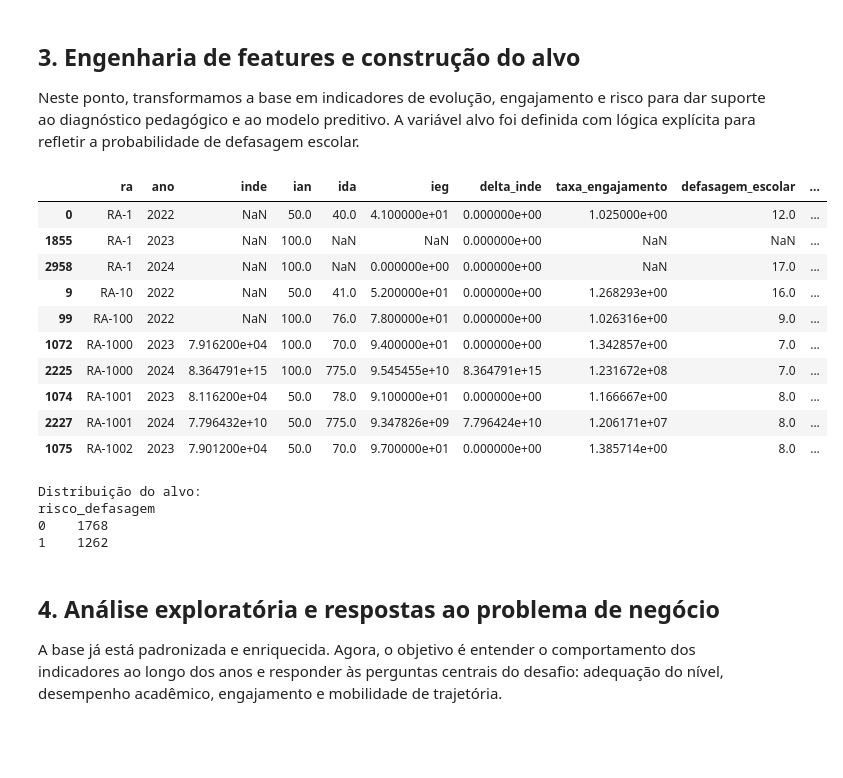
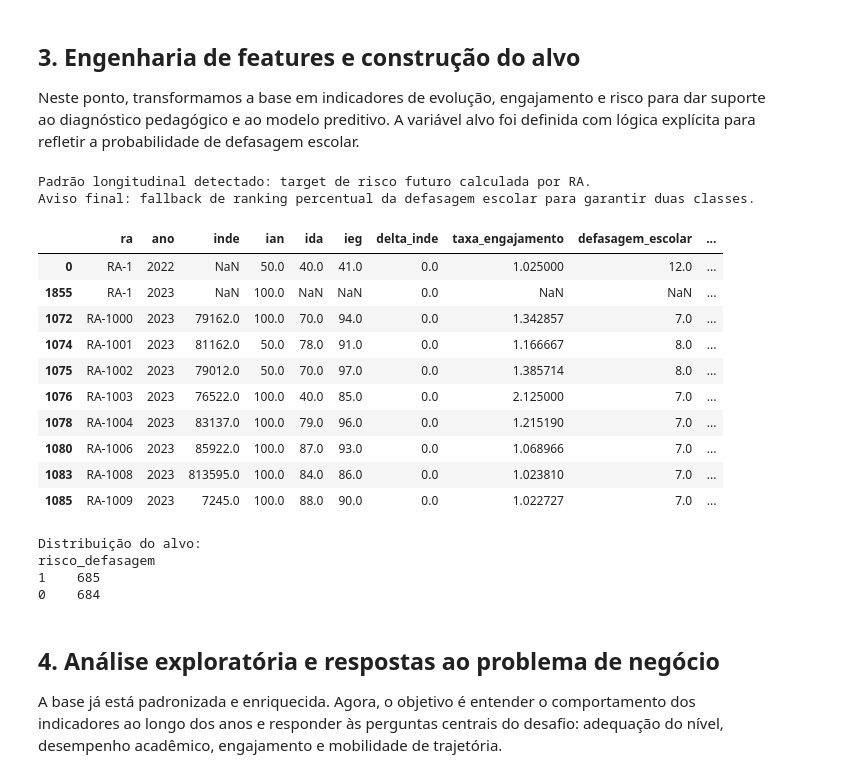
Before and after one commit to rafaellccouto/Tech-Challenge-5, a Jupyter notebook: pipeline_datathon_passos_magicos.ipynb, the cells around one changed output. Drawn from its saved outputs; the diff is of its cells as text; code cells hidden in the pictures; blank space fills up the shorter version.

```diff
--- a/pipeline_datathon_passos_magicos.ipynb
+++ b/pipeline_datathon_passos_magicos.ipynb
@@ -204,58 +251,76 @@ Neste ponto, transformamos a base em indicadores de evolução, engajamento e ri
 # %%
 for coluna in ['idade', 'ano_ingresso', 'inde', 'ian', 'ida', 'ieg', 'iaa', 'ips', 'ipp', 'ipv']:
     if coluna in base.columns:
         base[coluna] = pd.to_numeric(base[coluna], errors='coerce')
 
 base['delta_inde'] = base.groupby('ra')['inde'].diff().fillna(0)
 base['inde_anterior'] = base.groupby('ra')['inde'].shift(1)
 base['delta_inde_ajustado'] = base['inde'] - base['inde_anterior']
 base['taxa_engajamento'] = (base['ieg'] / base['ida']).replace([np.inf, -np.inf], np.nan)
 base['defasagem_escolar'] = base['idade'] - ((base['ano'] - base['ano_ingresso']) + 1)
 
 if 'ponto_virada' in base.columns:
     base['ponto_virada'] = pd.to_numeric(base['ponto_virada'], errors='coerce').fillna(0)
 else:
     base['ponto_virada'] = 0
 
-base['risco_defasagem'] = 0
-if 'ian' in base.columns:
-    base['risco_defasagem'] = np.where(base['ian'].fillna(0) >= 2, 1, 0)
+ra_repetido = base.groupby('ra').size()
+tem_ligacao_longitudinal = bool((ra_repetido > 1).any())
+
+if tem_ligacao_longitudinal:
+    # Alvo de risco futuro por RA: o valor do próximo ano é usado para prever risco no ano atual.
+    # Isso evita que a mesma métrica do mesmo período seja usada como resposta do modelo.
+    base['ano_proximo'] = base.groupby('ra')['ano'].shift(-1)
+    base['ian_proximo'] = base.groupby('ra')['ian'].shift(-1)
+    base['defasagem_proxima'] = base.groupby('ra')['defasagem_escolar'].shift(-1)
+    base['risco_defasagem'] = np.where(
+        base['ano_proximo'].notna() & (
+            (base['ian_proximo'].fillna(0) >= 2) | (base['defasagem_proxima'].fillna(0) > 0)
+        ),
+        1,
+        0,
+    ).astype(int)
+    base = base[base['ano_proximo'].notna()].copy()
+    print('Padrão longitudinal detectado: target de risco futuro calculada por RA.')
+else:
+    # Sem estrutura longitudinal, o proxy fica restrito ao mesmo ano para manter o pipeline executável.
+    limiar_risco = base['defasagem_escolar'].quantile(0.75)
+    base['risco_defasagem'] = np.where(
+        (base['ian'].fillna(0) >= 2) | (base['defasagem_escolar'].fillna(0) > limiar_risco),
+        1,
+        0,
+    ).astype(int)
+    print('Aviso: sem repetição do RA entre anos; foi aplicado um proxy intra-ano com limiar de risco.')
 
 if base['risco_defasagem'].nunique() < 2:
-    base['risco_defasagem'] = np.where(
-        base['defasagem_escolar'].fillna(0) > base['defasagem_escolar'].median(),
-        1,
-        0,
-    )
-
-if base['risco_defasagem'].nunique() < 2:
-    base['risco_defasagem'] = np.where(
-        base['inde'].fillna(base['inde'].median()) <= base['inde'].median(),
-        1,
-        0,
-    )
+    base['risco_defasagem'] = (
+        base['defasagem_escolar'].fillna(0).rank(method='first', pct=True) >= 0.5
+    ).astype(int)
+    print('Aviso final: fallback de ranking percentual da defasagem escolar para garantir duas classes.')
 
 base[['ra', 'ano', 'inde', 'ian', 'ida', 'ieg', 'delta_inde', 'taxa_engajamento', 'defasagem_escolar', 'risco_defasagem']].head(10)
 # %% [output]
+Padrão longitudinal detectado: target de risco futuro calculada por RA.
+Aviso final: fallback de ranking percentual da defasagem escolar para garantir duas classes.
 |  | ra | ano | inde | ian | ida | ieg | delta_inde | taxa_engajamento | defasagem_escolar | ... |
-| 0 | RA-1 | 2022 | NaN | 50.0 | 40.0 | 4.100000e+01 | 0.000000e+00 | 1.025000e+00 | 12.0 | ... |
-| 1855 | RA-1 | 2023 | NaN | 100.0 | NaN | NaN | 0.000000e+00 | NaN | NaN | ... |
-| 2958 | RA-1 | 2024 | NaN | 100.0 | NaN | 0.000000e+00 | 0.000000e+00 | NaN | 17.0 | ... |
-| 9 | RA-10 | 2022 | NaN | 50.0 | 41.0 | 5.200000e+01 | 0.000000e+00 | 1.268293e+00 | 16.0 | ... |
-| 99 | RA-100 | 2022 | NaN | 100.0 | 76.0 | 7.800000e+01 | 0.000000e+00 | 1.026316e+00 | 9.0 | ... |
-| 1072 | RA-1000 | 2023 | 7.916200e+04 | 100.0 | 70.0 | 9.400000e+01 | 0.000000e+00 | 1.342857e+00 | 7.0 | ... |
-| 2225 | RA-1000 | 2024 | 8.364791e+15 | 100.0 | 775.0 | 9.545455e+10 | 8.364791e+15 | 1.231672e+08 | 7.0 | ... |
-| 1074 | RA-1001 | 2023 | 8.116200e+04 | 50.0 | 78.0 | 9.100000e+01 | 0.000000e+00 | 1.166667e+00 | 8.0 | ... |
-| 2227 | RA-1001 | 2024 | 7.796432e+10 | 50.0 | 775.0 | 9.347826e+09 | 7.796424e+10 | 1.206171e+07 | 8.0 | ... |
-| 1075 | RA-1002 | 2023 | 7.901200e+04 | 50.0 | 70.0 | 9.700000e+01 | 0.000000e+00 | 1.385714e+00 | 8.0 | ... |
+| 0 | RA-1 | 2022 | NaN | 50.0 | 40.0 | 41.0 | 0.0 | 1.025000 | 12.0 | ... |
+| 1855 | RA-1 | 2023 | NaN | 100.0 | NaN | NaN | 0.0 | NaN | NaN | ... |
+| 1072 | RA-1000 | 2023 | 79162.0 | 100.0 | 70.0 | 94.0 | 0.0 | 1.342857 | 7.0 | ... |
+| 1074 | RA-1001 | 2023 | 81162.0 | 50.0 | 78.0 | 91.0 | 0.0 | 1.166667 | 8.0 | ... |
+| 1075 | RA-1002 | 2023 | 79012.0 | 50.0 | 70.0 | 97.0 | 0.0 | 1.385714 | 8.0 | ... |
+| 1076 | RA-1003 | 2023 | 76522.0 | 100.0 | 40.0 | 85.0 | 0.0 | 2.125000 | 7.0 | ... |
+| 1078 | RA-1004 | 2023 | 83137.0 | 100.0 | 79.0 | 96.0 | 0.0 | 1.215190 | 7.0 | ... |
+| 1080 | RA-1006 | 2023 | 85922.0 | 100.0 | 87.0 | 93.0 | 0.0 | 1.068966 | 7.0 | ... |
+| 1083 | RA-1008 | 2023 | 813595.0 | 100.0 | 84.0 | 86.0 | 0.0 | 1.023810 | 7.0 | ... |
+| 1085 | RA-1009 | 2023 | 7245.0 | 100.0 | 88.0 | 90.0 | 0.0 | 1.022727 | 7.0 | ... |
 # %%
 print('Distribuição do alvo:')
 print(base['risco_defasagem'].value_counts(dropna=False).to_string())
 # %% [output]
 Distribuição do alvo:
 risco_defasagem
-0    1768
-1    1262
+1    685
+0    684
 # %% [markdown]
 ## 4. Análise exploratória e respostas ao problema de negócio
 
```
Also changed, not shown: parts of 9 cells of this notebook.
